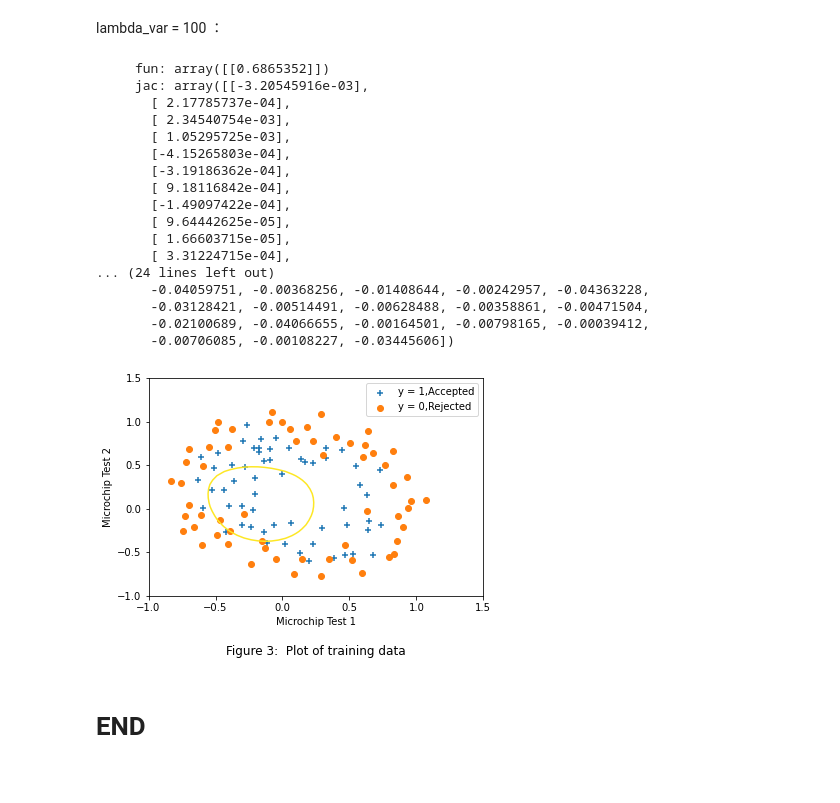
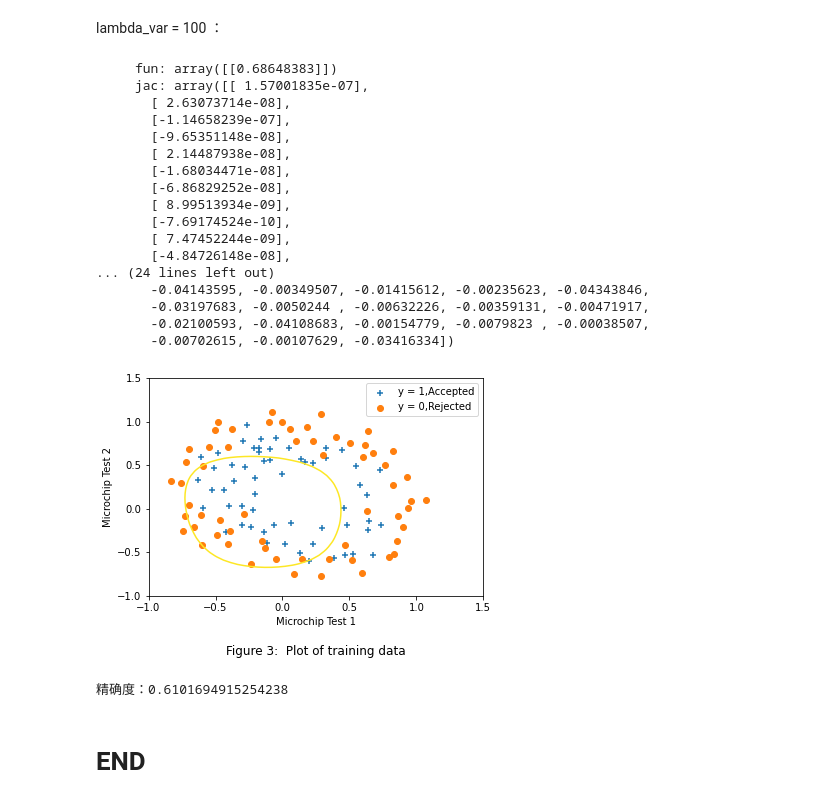
Before and after one commit to MikasaLee/Coursera-ML-AndrewNg-myNote, a Jupyter notebook: ex2-logistic_regression_myAnswer/ex2_myAnswer.ipynb, the cells around one changed output. Saved outputs shown, nothing was run; the diff lists cells and outputs as text; code cells hidden in the pictures.

```diff
--- a/ex2-logistic_regression_myAnswer/ex2_myAnswer.ipynb
+++ b/ex2-logistic_regression_myAnswer/ex2_myAnswer.ipynb
@@ -277,7 +277,9 @@ lambda_var = 0
 def regularizedCostFunction(theta,X,y,lambda_var):
     m,n = X.shape
     theta = theta.reshape(n,1)     # 以防万一改了 theta.shape
-    return costFunction(theta,X,y) + lambda_var/(2*m) * theta.T.dot(theta)
+    temp_theta = theta.copy()
+    temp_theta[0] = 0               # 不惩罚 theta0
+    return costFunction(theta,X,y) + lambda_var/(2*m) * (temp_theta.T.dot(temp_theta))
 regularizedCostFunction(theta,X,y,lambda_var)
 # %% [output]
 matrix([[0.69314718]])
@@ -475,37 +477,44 @@ plt.show()
 lambda_var = 100 ：
 # %%
 theta = np.array(np.zeros(shape=(X.shape[1],1)))
-res = op.minimize(fun=regularizedCostFunction, x0=theta, args=(X, y,100), method='TNC', jac=regularizedGradient)  # 这一步 res 同样没有拟合成功
+res = op.minimize(fun=regularizedCostFunction, x0=theta, args=(X, y,100), method='TNC', jac=regularizedGradient) #虽然拟合成功，但是精确率太低
 print(res)
 theta = np.array(res.x)
 
 plt.scatter(data2_accepted['Microchip Test 1'],data2_accepted['Microchip Test 2'],marker='+',label='y = 1,Accepted')
 plt.scatter(data2_rejected['Microchip Test 1'],data2_rejected['Microchip Test 2'],marker='o',label='y = 0,Rejected')
 u,v,z = plotDecisionBoundary(50,theta)
 plt.contour(u,v,z,[0,0.5])
 plt.xlabel('Microchip Test 1')
 plt.ylabel('Microchip Test 2')
 plt.title('Figure 3:  Plot of training data',y=-0.3)
 plt.legend(loc=1)
 plt.show()
+
+theta = np.matrix(res.x).T
+predictions = np.matrix(predict(theta,X))
+predictions = predictions.reshape(118,1)
+correct = y - predictions
+print('精确度：'+ str(sum(correct == 0)[0,0] / len(correct)))
 # %% [output]
-     fun: array([[0.6865352]])
-     jac: array([[-3.20545916e-03],
-       [ 2.17785737e-04],
-       [ 2.34540754e-03],
-       [ 1.05295725e-03],
-       [-4.15265803e-04],
-       [-3.19186362e-04],
-       [ 9.18116842e-04],
-       [-1.49097422e-04],
-       [ 9.64442625e-05],
-       [ 1.66603715e-05],
-       [ 3.31224715e-04],
+     fun: array([[0.68648383]])
+     jac: array([[ 1.57001835e-07],
+       [ 2.63073714e-08],
+       [-1.14658239e-07],
+       [-9.65351148e-08],
+       [ 2.14487938e-08],
+       [-1.68034471e-08],
+       [-6.86829252e-08],
+       [ 8.99513934e-09],
+       [-7.69174524e-10],
+       [ 7.47452244e-09],
+       [-4.84726148e-08],
 ... (24 lines left out)
-       -0.04059751, -0.00368256, -0.01408644, -0.00242957, -0.04363228,
-       -0.03128421, -0.00514491, -0.00628488, -0.00358861, -0.00471504,
-       -0.02100689, -0.04066655, -0.00164501, -0.00798165, -0.00039412,
-       -0.00706085, -0.00108227, -0.03445606])
+       -0.04143595, -0.00349507, -0.01415612, -0.00235623, -0.04343846,
+       -0.03197683, -0.0050244 , -0.00632226, -0.00359131, -0.00471917,
+       -0.02100593, -0.04108683, -0.00154779, -0.0079823 , -0.00038507,
+       -0.00702615, -0.00107629, -0.03416334])
-[figure, old version]
+[figure, new version]
+精确度：0.6101694915254238
 # %% [markdown]
 # END
```
Also changed, not shown: parts of 2 cells of this notebook, 6 other files.
